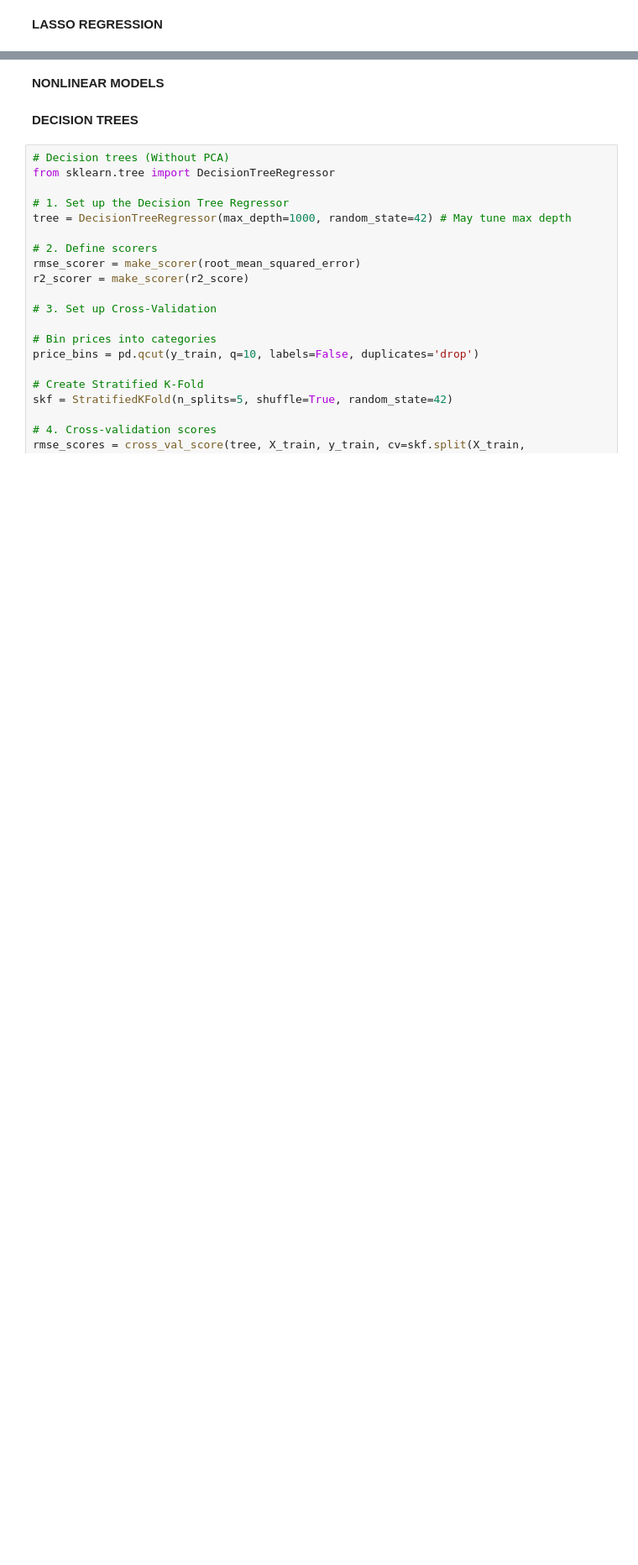
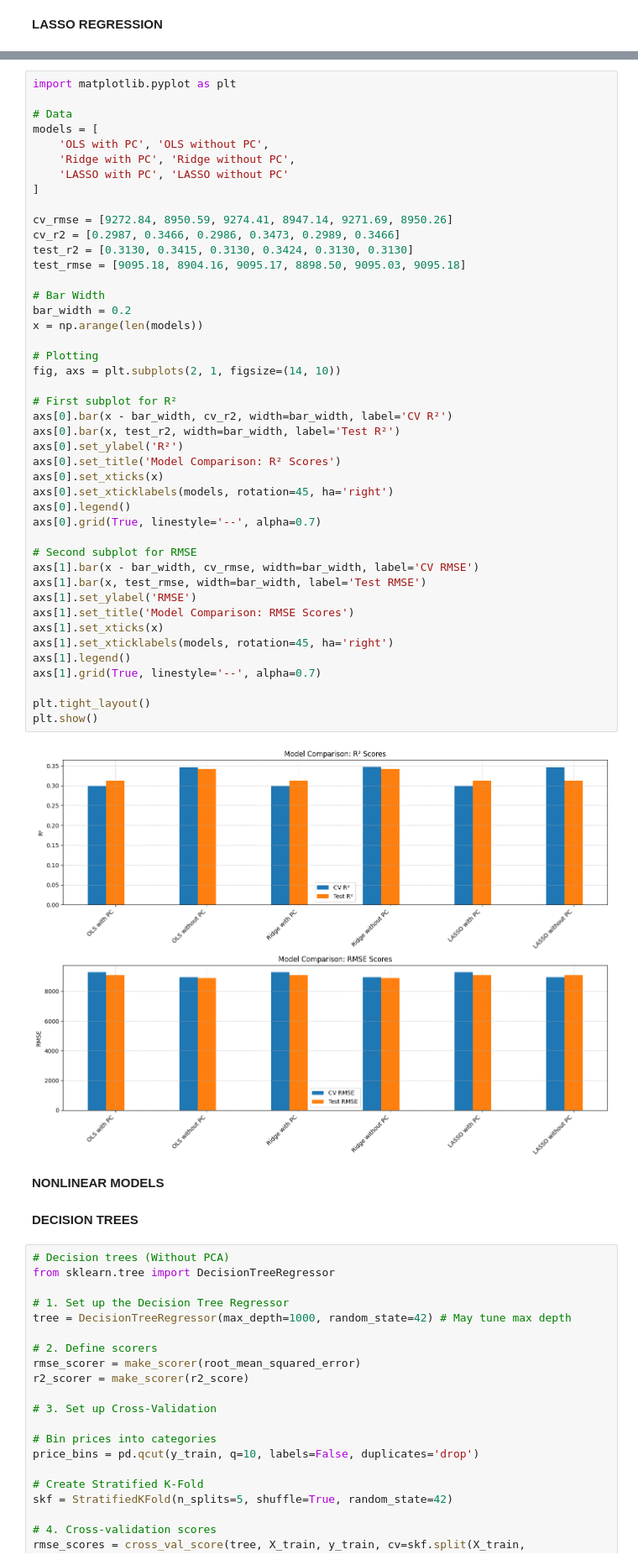
Before and after one commit to Karish-Gupta/DS502-Project, a Jupyter notebook: EDA.ipynb, the cells around one changed output, grey strips where cells are left out. Shown at 84% size. Saved outputs shown, nothing was run; the diff lists cells and outputs as text; blank space fills up the shorter version.

```diff
--- a/EDA.ipynb
+++ b/EDA.ipynb
@@ -575,3 +627,49 @@ print("🧪 Lasso Test RMSE:", root_mean_squared_error(y_test, y_pred_lasso))
+# %%
+import matplotlib.pyplot as plt
+
+# Data
+models = [
+    'OLS with PC', 'OLS without PC',
+    'Ridge with PC', 'Ridge without PC',
+    'LASSO with PC', 'LASSO without PC'
+]
+
+cv_rmse = [9272.84, 8950.59, 9274.41, 8947.14, 9271.69, 8950.26]
+cv_r2 = [0.2987, 0.3466, 0.2986, 0.3473, 0.2989, 0.3466]
+test_r2 = [0.3130, 0.3415, 0.3130, 0.3424, 0.3130, 0.3130]
+test_rmse = [9095.18, 8904.16, 9095.17, 8898.50, 9095.03, 9095.18]
+
+# Bar Width
+bar_width = 0.2
+x = np.arange(len(models))
+
+# Plotting
+fig, axs = plt.subplots(2, 1, figsize=(14, 10))
+
+# First subplot for R²
+axs[0].bar(x - bar_width, cv_r2, width=bar_width, label='CV R²')
+axs[0].bar(x, test_r2, width=bar_width, label='Test R²')
+axs[0].set_ylabel('R²')
+axs[0].set_title('Model Comparison: R² Scores')
+axs[0].set_xticks(x)
+axs[0].set_xticklabels(models, rotation=45, ha='right')
+axs[0].legend()
+axs[0].grid(True, linestyle='--', alpha=0.7)
+
+# Second subplot for RMSE
+axs[1].bar(x - bar_width, cv_rmse, width=bar_width, label='CV RMSE')
+axs[1].bar(x, test_rmse, width=bar_width, label='Test RMSE')
+axs[1].set_ylabel('RMSE')
+axs[1].set_title('Model Comparison: RMSE Scores')
+axs[1].set_xticks(x)
+axs[1].set_xticklabels(models, rotation=45, ha='right')
+axs[1].legend()
+axs[1].grid(True, linestyle='--', alpha=0.7)
+
+plt.tight_layout()
+plt.show()
+# %% [output]
+[figure, added]
 # %% [markdown]
 **NONLINEAR MODELS**
 # %% [markdown]
```
Also changed, not shown: parts of 16 cells of this notebook, 5 other files.
